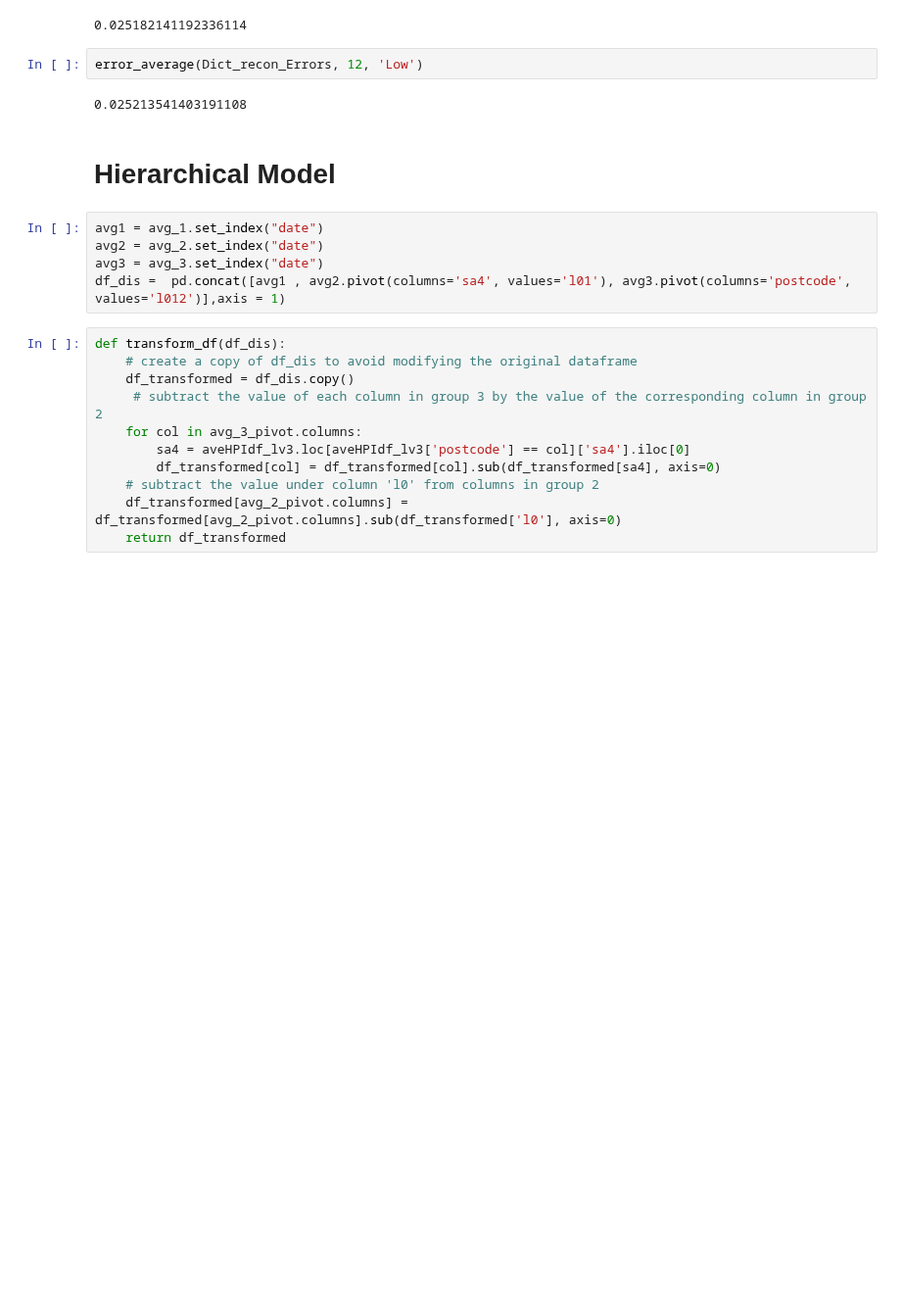
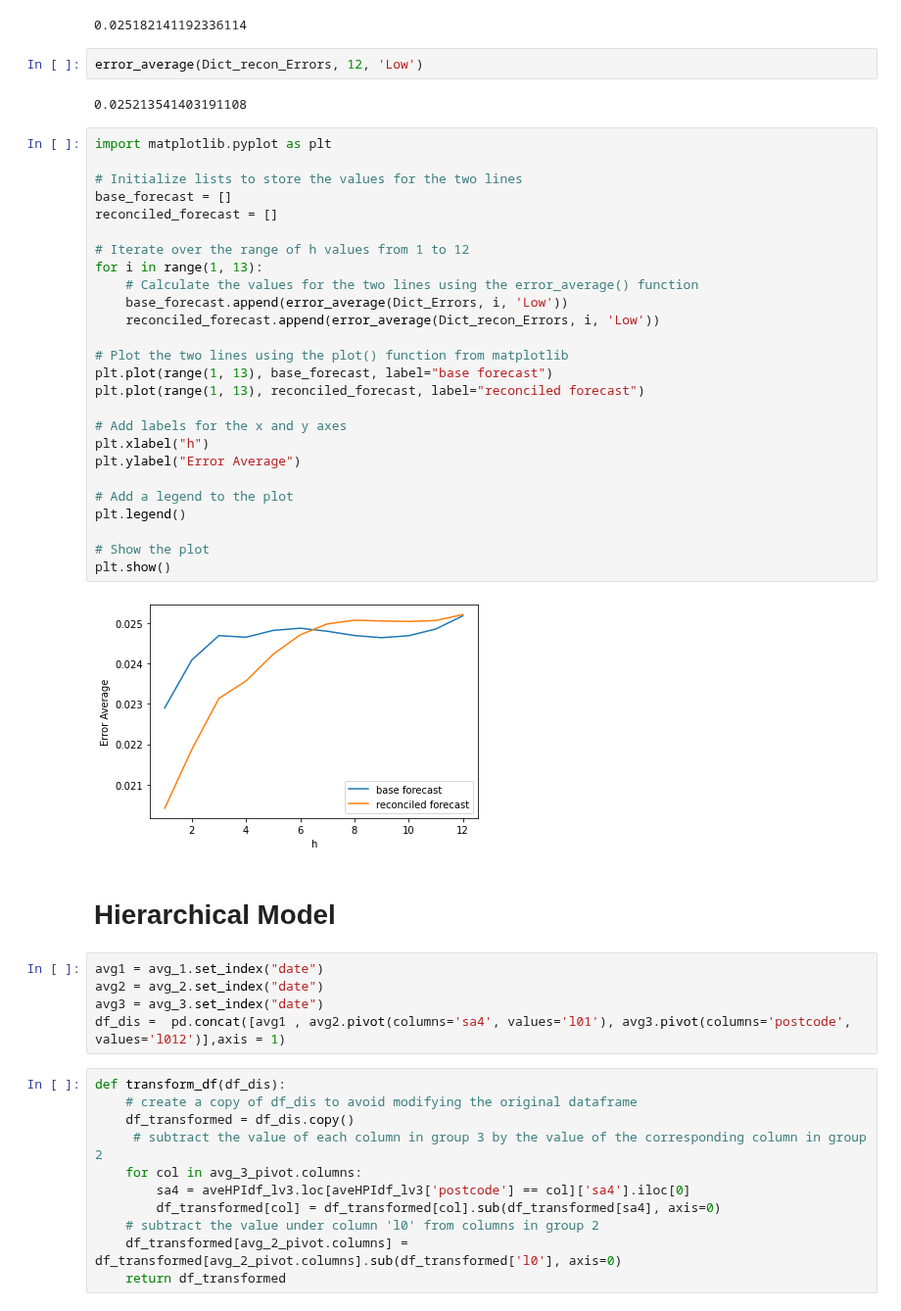
Before and after one commit to LyuLingfeng95/PhDProject1, a Jupyter notebook: Project1_compared2MinT(Shrink).ipynb, the cells around one changed output. Shown at 98% size. Drawn from its saved outputs; the diff is of its cells as text; blank space fills up the shorter version.

```diff
--- a/Project1_compared2MinT(Shrink).ipynb
+++ b/Project1_compared2MinT(Shrink).ipynb
@@ -535,6 +459,34 @@ error_average(Dict_Errors, 12, 'Low')
 error_average(Dict_recon_Errors, 12, 'Low')
 # %% [output]
 0.025213541403191108
+# %%
+import matplotlib.pyplot as plt
+
+# Initialize lists to store the values for the two lines
+base_forecast = []
+reconciled_forecast = []
+
+# Iterate over the range of h values from 1 to 12
+for i in range(1, 13):
+    # Calculate the values for the two lines using the error_average() function
+    base_forecast.append(error_average(Dict_Errors, i, 'Low'))
+    reconciled_forecast.append(error_average(Dict_recon_Errors, i, 'Low'))
+
+# Plot the two lines using the plot() function from matplotlib
+plt.plot(range(1, 13), base_forecast, label="base forecast")
+plt.plot(range(1, 13), reconciled_forecast, label="reconciled forecast")
+
+# Add labels for the x and y axes
+plt.xlabel("h")
+plt.ylabel("Error Average")
+
+# Add a legend to the plot
+plt.legend()
+
+# Show the plot
+plt.show()
+# %% [output]
+[figure, added]
 # %% [markdown]
 # Hierarchical Model
 # %%
```
Also changed, not shown: parts of 40 cells of this notebook, 3 other files.
